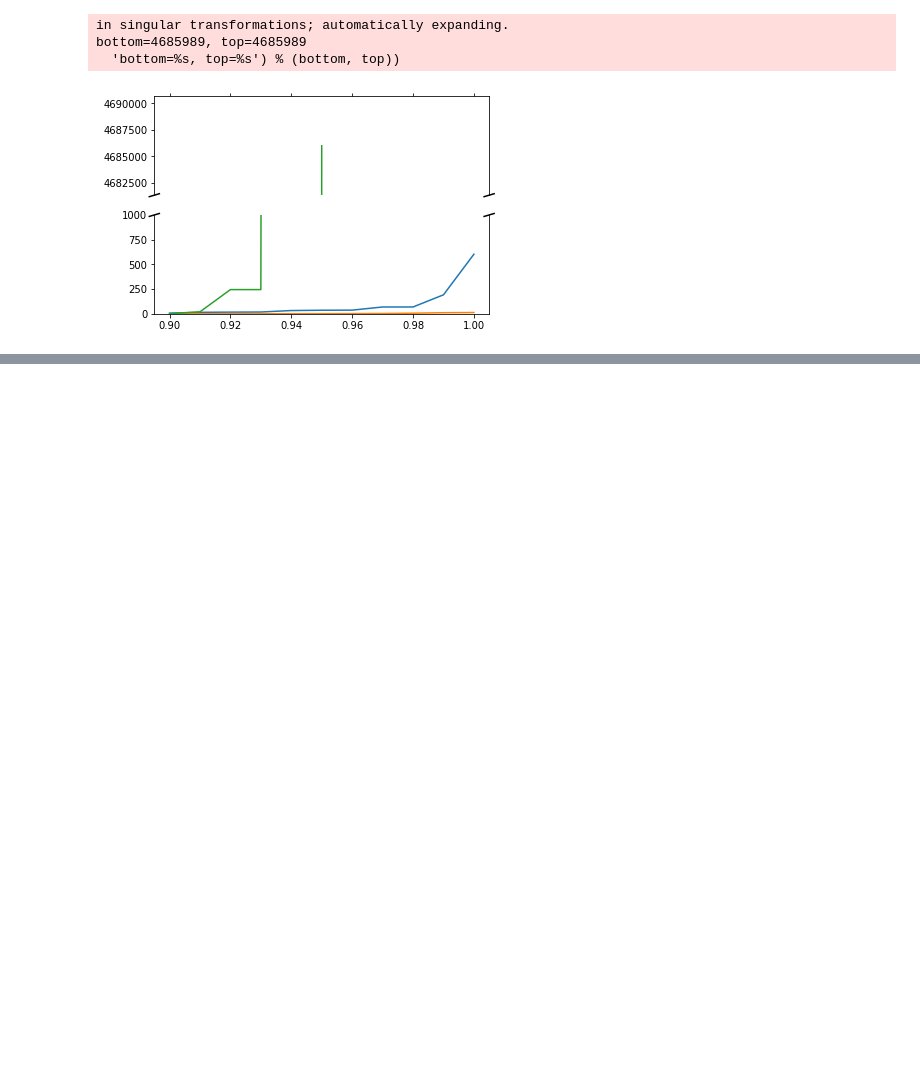
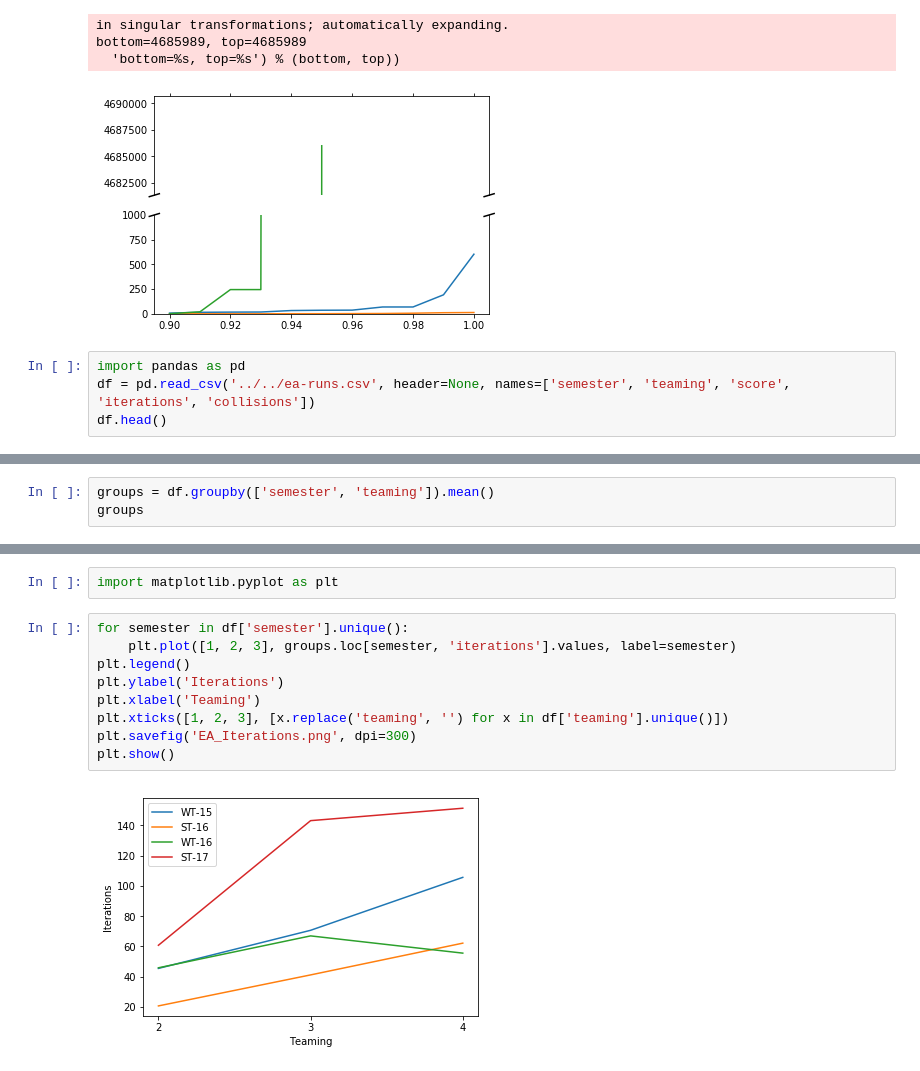
Before and after one commit to lawben/nature17, a Jupyter notebook: project4/src/notebooks/Evaluation.ipynb, the cells around one changed output, grey strips where cells are left out. Drawn from its saved outputs; the diff is of its cells as text; blank space fills up the shorter version.

```diff
--- a/project4/src/notebooks/Evaluation.ipynb
+++ b/project4/src/notebooks/Evaluation.ipynb
@@ -54,3 +53,7 @@ in singular transformations; automatically expanding.
 bottom=4685989, top=4685989
   'bottom=%s, top=%s') % (bottom, top))
 [figure]
+# %%
+import pandas as pd
+df = pd.read_csv('../../ea-runs.csv', header=None, names=['semester', 'teaming', 'score', 'iterations', 'collisions'])
+df.head()
@@ -56,0 +67,3 @@ bottom=4685989, top=4685989
+# %%
+groups = df.groupby(['semester', 'teaming']).mean()
+groups
@@ -56,0 +85,13 @@ bottom=4685989, top=4685989
+# %%
+import matplotlib.pyplot as plt
+# %%
+for semester in df['semester'].unique():
+    plt.plot([1, 2, 3], groups.loc[semester, 'iterations'].values, label=semester)
+plt.legend()
+plt.ylabel('Iterations')
+plt.xlabel('Teaming')
+plt.xticks([1, 2, 3], [x.replace('teaming', '') for x in df['teaming'].unique()])
+plt.savefig('EA_Iterations.png', dpi=300)
+plt.show()
+# %% [output]
+[figure, added]
```
Also changed, not shown: parts of 5 cells of this notebook, 1 other file.
